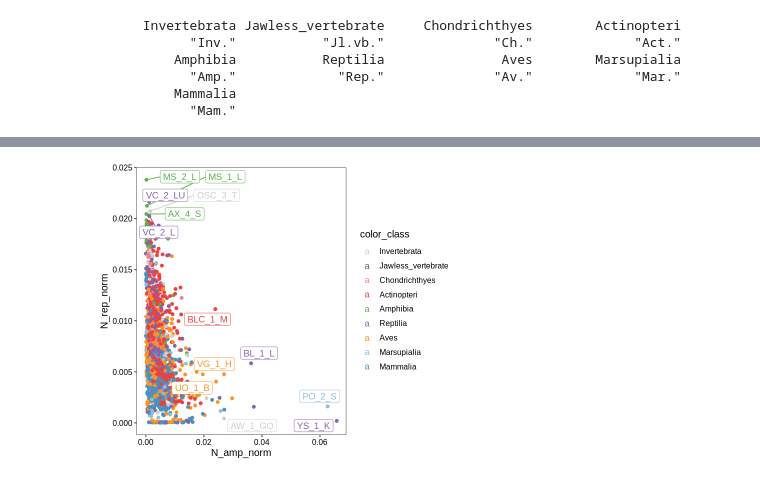
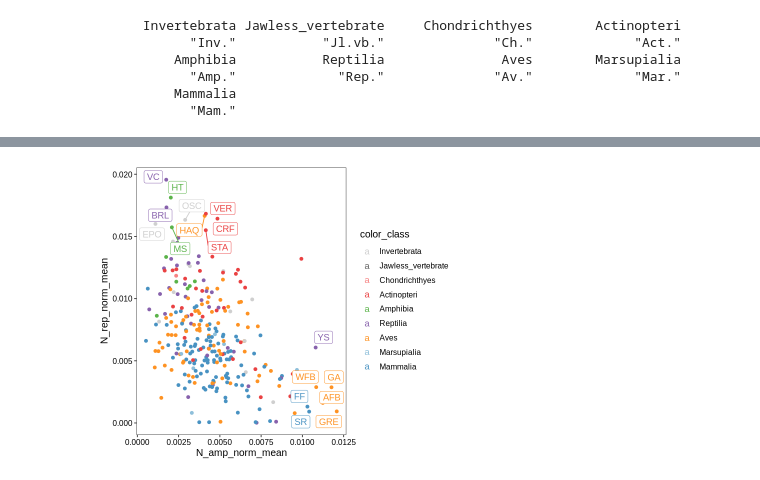
Before and after one commit to epigen/DNAmeth500species, a Jupyter notebook: src/01.9.2_coverage_summary.ipynb, the cells around one changed output, grey strips where cells are left out. Saved outputs shown, nothing was run; the diff lists cells and outputs as text; code cells hidden in the pictures.

```diff
--- a/src/01.9.2_coverage_summary.ipynb
+++ b/src/01.9.2_coverage_summary.ipynb
@@ -56 +77,3 @@ my_wt(coverage_stats, "summary/coverage_stats_combined.tsv")
+# %%
+coverage_stats <- coverage_stats[sample %in% stats_annot$Sample_Name,]
 # %%
@@ -68,8 +92,8 @@ A data.table: 6 × 16
 # %%
 ## normalizing the N_rep by the number of fragments
 # %%
-coverage_stats <- coverage_stats %>%
+coverage_stats_mean <- coverage_stats %>%
     group_by(species) %>%
-    mutate(n_tissue = length(unique(tissue)), n_samples = n(), n_indiv = length(unique(individual))) %>%
-    ungroup()
+    summarise(n_tissue = length(unique(tissue)), n_samples = n(), n_indiv = max(individual), N_rep_norm_mean = mean(N_rep_norm),
+              N_ind_norm_mean=mean(N_ind_norm), N_amp_norm_mean = mean(N_amp_norm), color_class = first(color_class), group = first(group))
 # %%
@@ -115,7 +139,7 @@ Thresholds:
 1) n_indiv > 1
 2) n_samples > 3
 # %%
-coverage_stats_filtered <- coverage_stats[n_indiv > 1 & n_samples >3]
+coverage_stats_filtered <- coverage_stats_mean[n_indiv > 1 & n_samples >3]
 # %%
 NROW(coverage_stats_filtered)
 # %% [output]
@@ -172,8 +215,8 @@ ggsave("summary/stats_N_amp_norm.pdf", width = 8, height = 4)
 # %%
 options(repr.plot.width = 6, repr.plot.height = 5)
-ggplot(coverage_stats_filtered, aes(x = N_amp_norm, y = N_rep_norm, color = color_class)) +
+ggplot(coverage_stats_filtered, aes(x = N_amp_norm_mean, y = N_rep_norm_mean, color = color_class)) +
     geom_point() + scale_color_manual(values = class_colors) +
-    geom_label_repel(data = coverage_stats_filtered[N_amp_norm>0.02 | N_rep_norm > 0.02, ], aes(x = N_amp_norm, y = N_rep_norm, label = sample))
+    geom_label_repel(data = coverage_stats_filtered[N_amp_norm_mean>0.01 | N_rep_norm_mean > 0.015, ], aes(x = N_amp_norm_mean, y = N_rep_norm_mean, label = species))
 
-ggsave("summary/stats_N_rep_vs_amp_norm.pdf", width = 6, height = 4)
+ggsave("summary/stats_N_rep_vs_amp_norm_mean.pdf", width = 6, height = 4)
 # %% [output]
@@ -184 +223 @@ Warning message:
-[figure, old version]
+[figure, new version]
```
Also changed, not shown: parts of 33 cells of this notebook, 11 other files.
